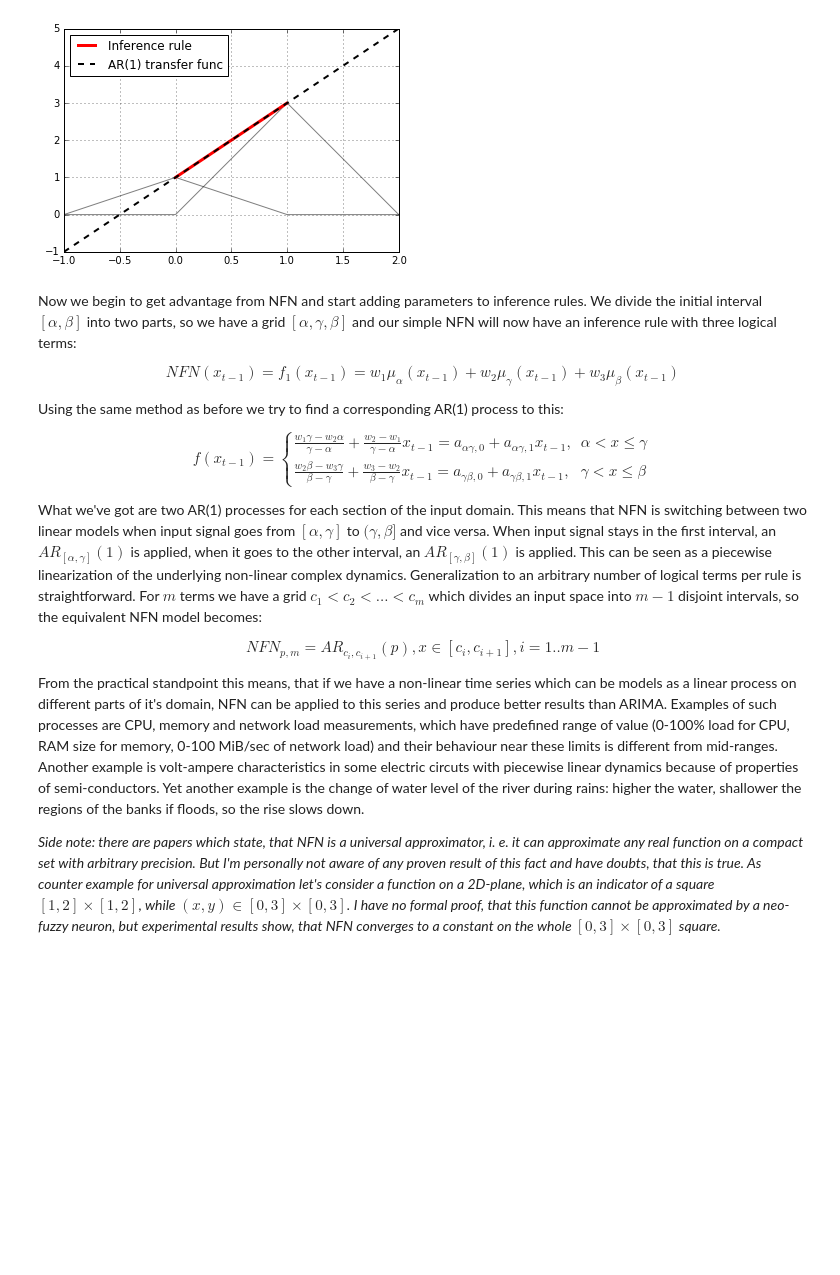
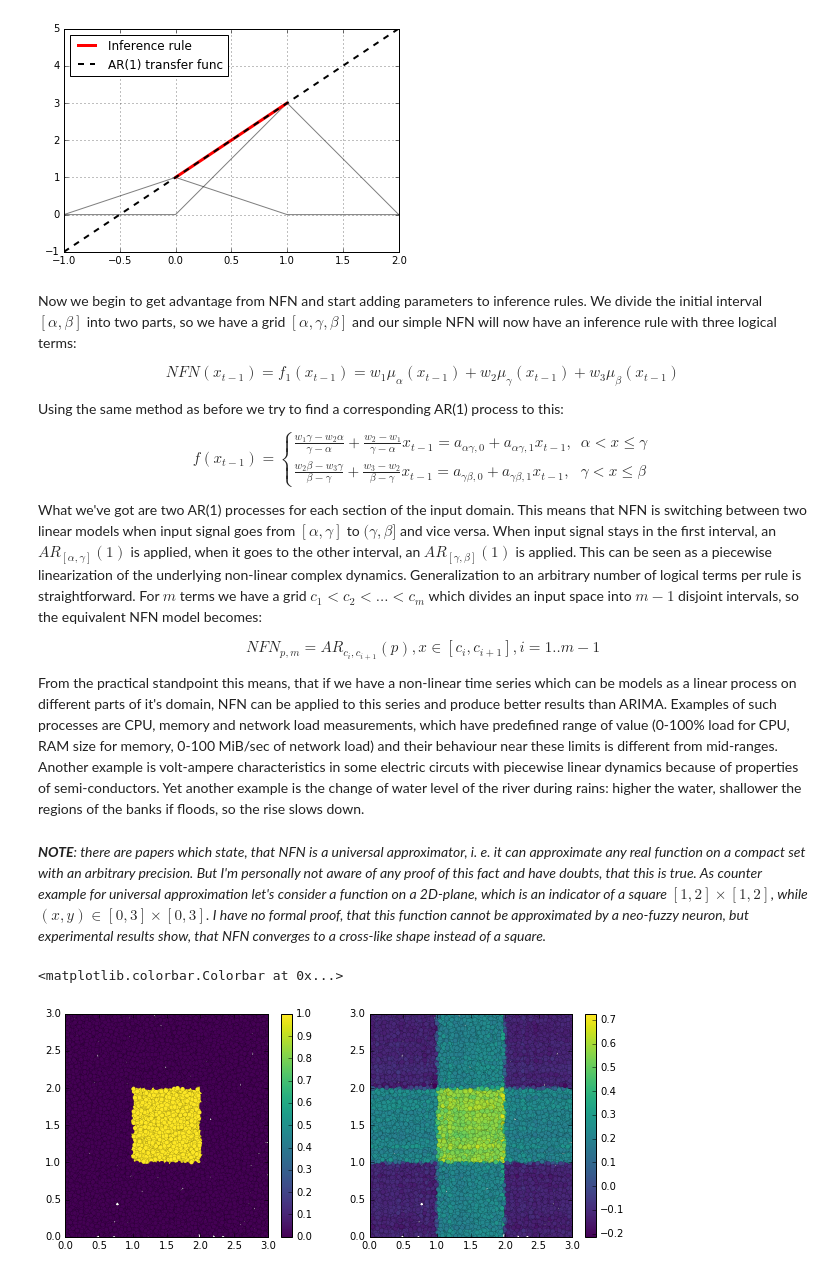
Before and after one commit to digamma-ai/neofuzzyneuron, a Jupyter notebook: tutorial.ipynb, the cells around one changed output. Drawn from its saved outputs; the diff is of its cells as text; code cells hidden in the pictures; blank space fills up the shorter version.

```diff
--- a/tutorial.ipynb
+++ b/tutorial.ipynb
@@ -142,8 +142,6 @@ What we've got are two AR(1) processes for each section of the input domain. Thi
 $$NFN_{p,m} = AR_{c_i,c_{i+1}}(p), x \in [c_i,c_{i+1}], i = 1..m-1$$
 
 From the practical standpoint this means, that if we have a non-linear time series which can be models as a linear process on different parts of it's domain, NFN can be applied to this series and produce better results than ARIMA. Examples of such processes are CPU, memory and network load measurements, which have predefined range of value (0-100% load for CPU, RAM size for memory, 0-100 MiB/sec of network load) and their behaviour near these limits is different from mid-ranges. Another example is volt-ampere characteristics in some electric circuts with piecewise linear dynamics because of properties of semi-conductors. Yet another example is the change of water level of the river during rains: higher the water, shallower the regions of the banks if floods, so the rise slows down.
-
-<i>Side note: there are papers which state, that NFN is a universal approximator, i. e. it can approximate any real function on a compact set with arbitrary precision. But I'm personally not aware of any proven result of this fact and have doubts, that this is true. As counter example for universal approximation let's consider a function on a 2D-plane, which is an indicator of a square $[1,2] \times [1,2]$, while $(x, y) \in [0,3] \times [0,3]$. I have no formal proof, that this function cannot be approximated by a neo-fuzzy neuron, but experimental results show, that NFN converges to a constant on the whole $[0,3] \times [0,3]$ square.</i>
 # %%
 # here is the short implementation of a neo-fuzzy neuron using
 # sklearn's linear solvers
@@ -343,0 +367,24 @@ class NeoFuzzyNeuron:
+# %% [markdown]
+<i><b>NOTE</b>: there are papers which state, that NFN is a universal approximator, i. e. it can approximate any real function on a compact set with an arbitrary precision. But I'm personally not aware of any proof of this fact and have doubts, that this is true. As counter example for universal approximation let's consider a function on a 2D-plane, which is an indicator of a square $[1,2] \times [1,2]$, while $(x, y) \in [0,3] \times [0,3]$. I have no formal proof, that this function cannot be approximated by a neo-fuzzy neuron, but experimental results show, that NFN converges to a cross-like shape instead of a square. </i>
+# %%
+# experimental evidence that NFN is not a universal approximator
+# changing number of rules doesn't affect the result in a better way
+
+X = 3*np.random.rand(20000,2)
+y = (X[:,0] > 1) & (X[:,0] <= 2) & (X[:,1] > 1) & (X[:,1] <= 2)
+nfn = NeoFuzzyNeuron(n_rules = 100)
+y_pred = nfn.fit_predict(X, y)
+
+plt.figure(figsize = (10,4))
+plt.subplot(1,2,1)
+plt.scatter(X[:,0], X[:,1], c = y, lw = 0.1, cmap = 'viridis')
+plt.xlim(0,3); plt.ylim(0,3)
+plt.colorbar()
+
+plt.subplot(1,2,2)
+plt.scatter(X[:,0], X[:,1], c = y_pred, lw = 0.1, cmap = 'viridis')
+plt.xlim(0,3); plt.ylim(0,3)
+plt.colorbar()
+# %% [output]
+<matplotlib.colorbar.Colorbar at 0x...>
+[figure, added]
```
Also changed, not shown: parts of 10 cells of this notebook.
